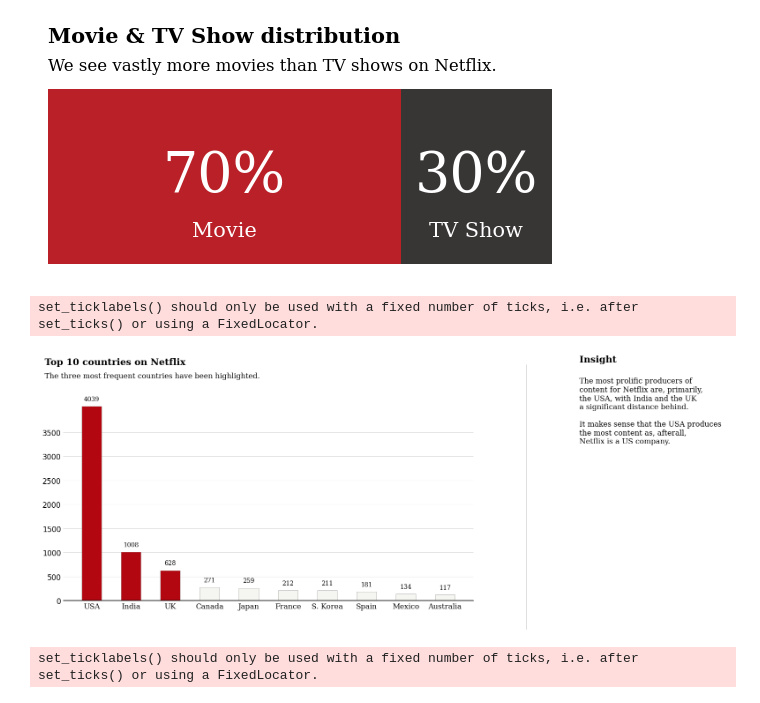
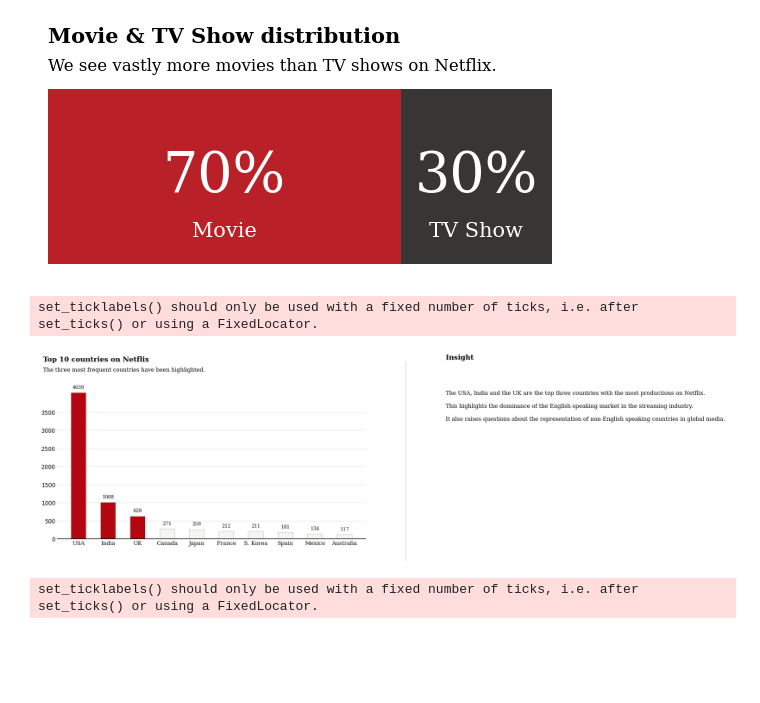
Before and after one commit to hongwei-cai/Netflix-Data-Wrangling-Exploration-Metadata-Enrichment, a Jupyter notebook: exploratory_data_analysis_and_visualization.ipynb, the cells around one changed output. Drawn from its saved outputs; the diff is of its cells as text; code cells hidden in the pictures; blank space fills up the shorter version.

Commit message:
fix eda figure export

```diff
--- a/exploratory_data_analysis_and_visualization.ipynb
+++ b/exploratory_data_analysis_and_visualization.ipynb
@@ -298,45 +298,42 @@ fig.text(0.09, 0.95, 'The three most frequent countries have been highlighted.',
 fig.text(1.1, 1.01, 'Insight', fontsize=15, fontweight='bold', fontfamily='serif')
 
 fig.text(1.1, 0.67, '''
-The most prolific producers of
-content for Netflix are, primarily,
-the USA, with India and the UK
-a significant distance behind.
+The USA, India and the UK are the top three countries with the most productions on Netflix.
 
-It makes sense that the USA produces
-the most content as, afterall,
-Netflix is a US company.
+This highlights the dominance of the English-speaking market in the streaming industry.
+
+It also raises questions about the representation of non-English speaking countries in global media.
 '''
          , fontsize=12, fontweight='light', fontfamily='serif')
 
 ax.grid(axis='y', linestyle='-', alpha=0.4)
 
 grid_y_ticks = np.arange(0, 4000, 500) # y ticks, min, max, then step
 ax.set_yticks(grid_y_ticks)
 ax.set_axisbelow(True)
 
 #Axis labels
 
 #plt.xlabel("Country", fontsize=12, fontweight='light', fontfamily='serif',loc='left',y=-1.5)
 #plt.ylabel("Count", fontsize=12, fontweight='light', fontfamily='serif')
  #plt.legend(loc='upper right')
 
 # thicken the bottom line if you want to
 plt.axhline(y = 0, color = 'black', linewidth = 1.3, alpha = .7)
 
 ax.tick_params(axis='both', which='major', labelsize=12)
 
 import matplotlib.lines as lines
 l1 = lines.Line2D([1, 1], [0, 1], transform=fig.transFigure, figure=fig,color='black',lw=0.2)
 fig.lines.extend([l1])
 
 ax.tick_params(axis=u'both', which=u'both',length=0)
 
 plt.savefig('figures/Top_10_countries_on_Netflix.png', bbox_inches='tight', dpi=300)
 plt.show()
 # %% [output]
 set_ticklabels() should only be used with a fixed number of ticks, i.e. after set_ticks() or using a FixedLocator.
-[figure, old version]
+[figure, new version]
 # %%
 # Interactive Top 10 Countries by Content Count (Movie vs. TV Show)
 top_countries = df['first_country'].value_counts().head(10).index
```
Also changed, not shown: parts of 6 cells of this notebook, 4 other files.
